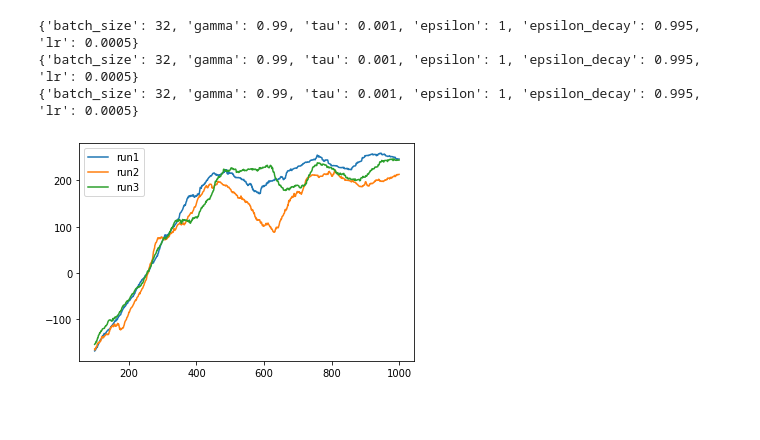
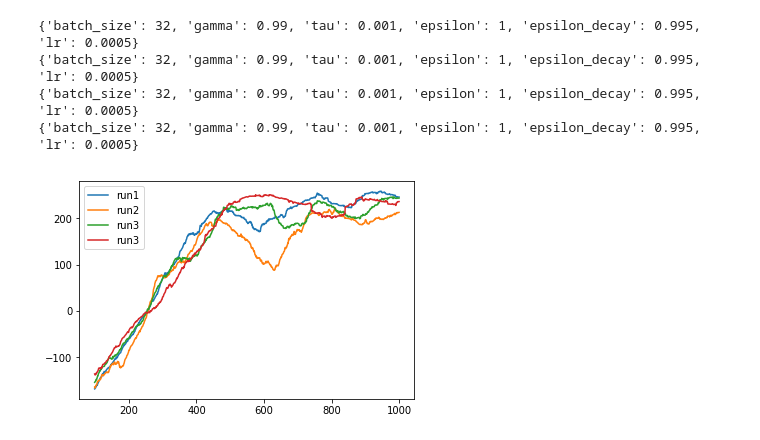
Before and after one commit to NoxMoon/RL, a Jupyter notebook: project2/hyperparameters.ipynb, the cells around one changed output. Cells and saved outputs as stored; diff of their text form; code cells hidden in the pictures; blank space fills up the shorter version.

Commit message:
run gamma1

```diff
--- a/project2/hyperparameters.ipynb
+++ b/project2/hyperparameters.ipynb
@@ -119,17 +117,21 @@ plt.show()
 # %%
 results = json.load(open(f'experiments/lr0.0005_e0.995_tau0.001_gamma0.99.txt'))
 print(results['params'])
 plt.plot(range(100-1, len(results['episode_rewards'])), results['moving_avg'], label='run1')
 results = json.load(open(f'experiments/lr0.0005_e0.995_tau0.001_gamma0.99_2.txt'))
 print(results['params'])
 plt.plot(range(100-1, len(results['episode_rewards'])), results['moving_avg'], label='run2')
 results = json.load(open(f'experiments/lr0.0005_e0.995_tau0.001_gamma0.99_3.txt'))
 print(results['params'])
 plt.plot(range(100-1, len(results['episode_rewards'])), results['moving_avg'], label='run3')
+results = json.load(open(f'experiments/final_model3.txt'))
+print(results['params'])
+plt.plot(range(100-1, len(results['episode_rewards'])), results['moving_avg'], label='run3')
 plt.legend()
 plt.show()
 # %% [output]
 {'batch_size': 32, 'gamma': 0.99, 'tau': 0.001, 'epsilon': 1, 'epsilon_decay': 0.995, 'lr': 0.0005}
 {'batch_size': 32, 'gamma': 0.99, 'tau': 0.001, 'epsilon': 1, 'epsilon_decay': 0.995, 'lr': 0.0005}
 {'batch_size': 32, 'gamma': 0.99, 'tau': 0.001, 'epsilon': 1, 'epsilon_decay': 0.995, 'lr': 0.0005}
+{'batch_size': 32, 'gamma': 0.99, 'tau': 0.001, 'epsilon': 1, 'epsilon_decay': 0.995, 'lr': 0.0005}
-[figure, old version]
+[figure, new version]
```
Also changed, not shown: parts of 8 cells of this notebook, 11 other files.
